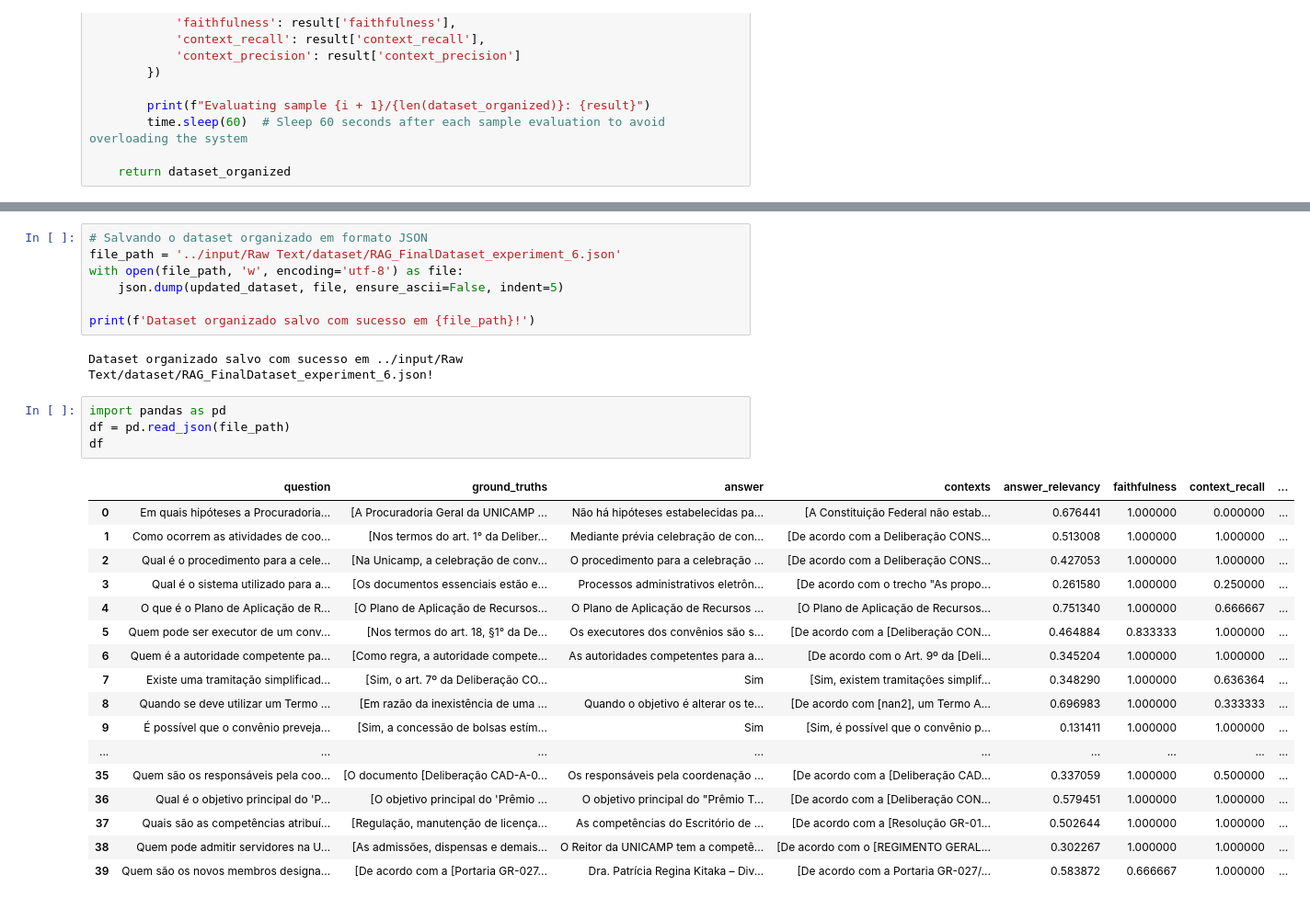
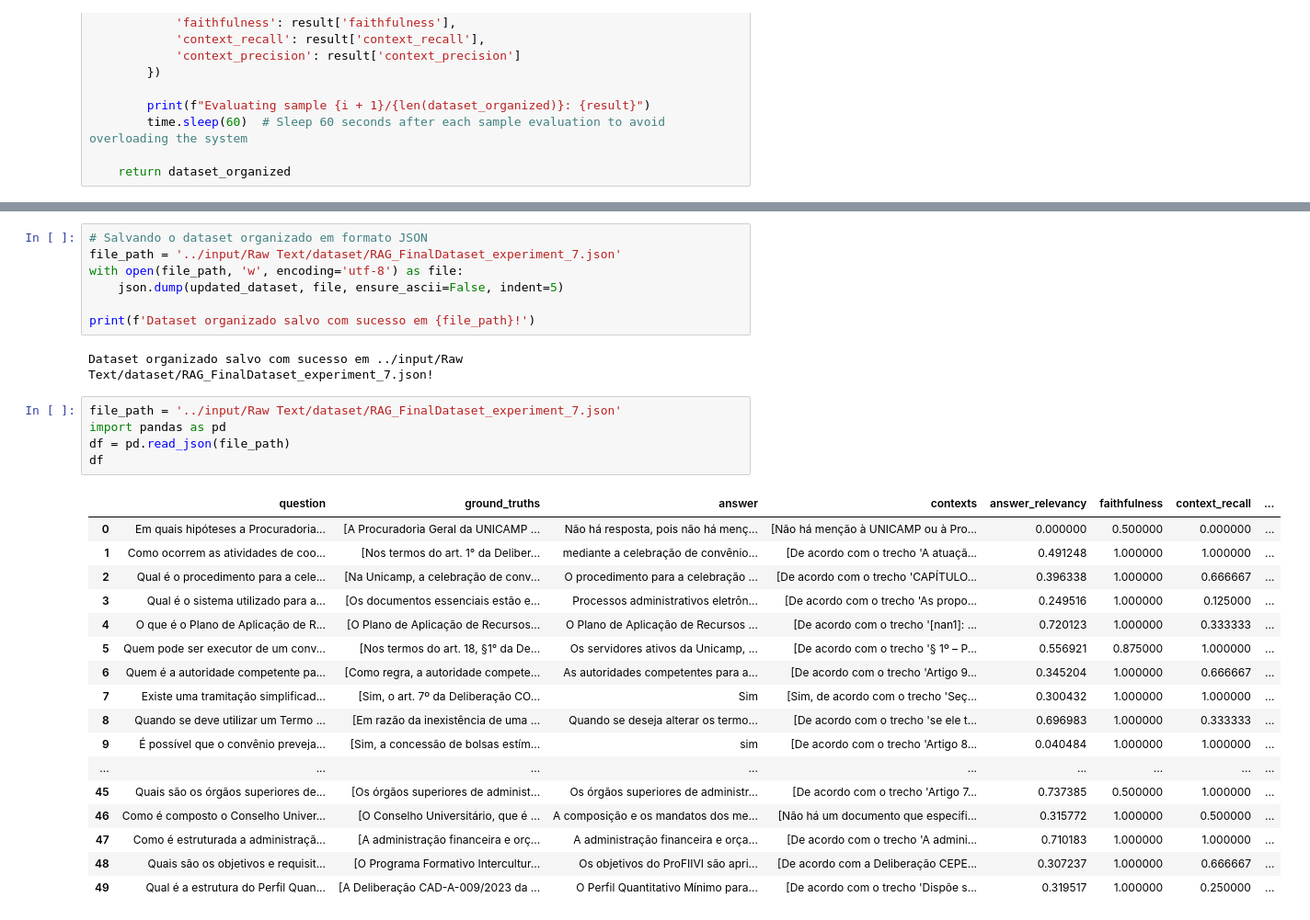
Before and after one commit to ProdCor/Final-Project-IA024, a Jupyter notebook: RAGAS/ragas_iirc_faq.ipynb, the cells around one changed output, grey strips where cells are left out. Shown: that part at 92% size. Saved outputs shown, nothing was run; the diff lists cells and outputs as text.

Commit message:
final_experiments

```diff
--- a/RAGAS/ragas_iirc_faq.ipynb
+++ b/RAGAS/ragas_iirc_faq.ipynb
@@ -146,34 +161,35 @@ Evaluating sample 6/40: {'answer_relevancy': 0.4649, 'faithfulness': 0.8333, 'co
 # %%
 # Salvando o dataset organizado em formato JSON
-file_path = '../input/Raw Text/dataset/RAG_FinalDataset_experiment_6.json'
+file_path = '../input/Raw Text/dataset/RAG_FinalDataset_experiment_7.json'
 with open(file_path, 'w', encoding='utf-8') as file:
     json.dump(updated_dataset, file, ensure_ascii=False, indent=5)
 
 print(f'Dataset organizado salvo com sucesso em {file_path}!')
 # %% [output]
-Dataset organizado salvo com sucesso em ../input/Raw Text/dataset/RAG_FinalDataset_experiment_6.json!
+Dataset organizado salvo com sucesso em ../input/Raw Text/dataset/RAG_FinalDataset_experiment_7.json!
 # %%
+file_path = '../input/Raw Text/dataset/RAG_FinalDataset_experiment_7.json'
 import pandas as pd
 df = pd.read_json(file_path)
 df
 # %% [output]
 |  | question | ground_truths | answer | contexts | answer_relevancy | faithfulness | context_recall | ... |
-| 0 | Em quais hipóteses a Procuradoria... | [A Procuradoria Geral da UNICAMP ... | Não há hipóteses estabelecidas pa... | [A Constituição Federal não estab... | 0.676441 | 1.000000 | 0.000000 | ... |
-| 1 | Como ocorrem as atividades de coo... | [Nos termos do art. 1° da Deliber... | Mediante prévia celebração de con... | [De acordo com a Deliberação CONS... | 0.513008 | 1.000000 | 1.000000 | ... |
-| 2 | Qual é o procedimento para a cele... | [Na Unicamp, a celebração de conv... | O procedimento para a celebração ... | [De acordo com a Deliberação CONS... | 0.427053 | 1.000000 | 1.000000 | ... |
-| 3 | Qual é o sistema utilizado para a... | [Os documentos essenciais estão e... | Processos administrativos eletrôn... | [De acordo com o trecho "As propo... | 0.261580 | 1.000000 | 0.250000 | ... |
-| 4 | O que é o Plano de Aplicação de R... | [O Plano de Aplicação de Recursos... | O Plano de Aplicação de Recursos ... | [O Plano de Aplicação de Recursos... | 0.751340 | 1.000000 | 0.666667 | ... |
-| 5 | Quem pode ser executor de um conv... | [Nos termos do art. 18, §1° da De... | Os executores dos convênios são s... | [De acordo com a [Deliberação CON... | 0.464884 | 0.833333 | 1.000000 | ... |
-| 6 | Quem é a autoridade competente pa... | [Como regra, a autoridade compete... | As autoridades competentes para a... | [De acordo com o Art. 9º da [Deli... | 0.345204 | 1.000000 | 1.000000 | ... |
-| 7 | Existe uma tramitação simplificad... | [Sim, o art. 7º da Deliberação CO... | Sim | [Sim, existem tramitações simplif... | 0.348290 | 1.000000 | 0.636364 | ... |
-| 8 | Quando se deve utilizar um Termo ... | [Em razão da inexistência de uma ... | Quando o objetivo é alterar os te... | [De acordo com [nan2], um Termo A... | 0.696983 | 1.000000 | 0.333333 | ... |
-| 9 | É possível que o convênio preveja... | [Sim, a concessão de bolsas estím... | Sim | [Sim, é possível que o convênio p... | 0.131411 | 1.000000 | 1.000000 | ... |
+| 0 | Em quais hipóteses a Procuradoria... | [A Procuradoria Geral da UNICAMP ... | Não há resposta, pois não há menç... | [Não há menção à UNICAMP ou à Pro... | 0.000000 | 0.500000 | 0.000000 | ... |
+| 1 | Como ocorrem as atividades de coo... | [Nos termos do art. 1° da Deliber... | mediante a celebração de convênio... | [De acordo com o trecho 'A atuaçã... | 0.491248 | 1.000000 | 1.000000 | ... |
+| 2 | Qual é o procedimento para a cele... | [Na Unicamp, a celebração de conv... | O procedimento para a celebração ... | [De acordo com o trecho 'CAPÍTULO... | 0.396338 | 1.000000 | 0.666667 | ... |
+| 3 | Qual é o sistema utilizado para a... | [Os documentos essenciais estão e... | Processos administrativos eletrôn... | [De acordo com o trecho 'As propo... | 0.249516 | 1.000000 | 0.125000 | ... |
+| 4 | O que é o Plano de Aplicação de R... | [O Plano de Aplicação de Recursos... | O Plano de Aplicação de Recursos ... | [De acordo com o trecho '[nan1]: ... | 0.720123 | 1.000000 | 0.333333 | ... |
+| 5 | Quem pode ser executor de um conv... | [Nos termos do art. 18, §1° da De... | Os servidores ativos da Unicamp, ... | [De acordo com o trecho '§ 1º – P... | 0.556921 | 0.875000 | 1.000000 | ... |
+| 6 | Quem é a autoridade competente pa... | [Como regra, a autoridade compete... | As autoridades competentes para a... | [De acordo com o trecho 'Artigo 9... | 0.345204 | 1.000000 | 0.666667 | ... |
+| 7 | Existe uma tramitação simplificad... | [Sim, o art. 7º da Deliberação CO... | Sim | [Sim, de acordo com o trecho 'Seç... | 0.300432 | 1.000000 | 1.000000 | ... |
+| 8 | Quando se deve utilizar um Termo ... | [Em razão da inexistência de uma ... | Quando se deseja alterar os termo... | [De acordo com o trecho 'se ele t... | 0.696983 | 1.000000 | 0.333333 | ... |
+| 9 | É possível que o convênio preveja... | [Sim, a concessão de bolsas estím... | sim | [De acordo com o trecho 'Artigo 8... | 0.040484 | 1.000000 | 1.000000 | ... |
 | ... | ... | ... | ... | ... | ... | ... | ... | ... |
-| 35 | Quem são os responsáveis pela coo... | [O documento [Deliberação CAD-A-0... | Os responsáveis pela coordenação ... | [De acordo com a [Deliberação CAD... | 0.337059 | 1.000000 | 0.500000 | ... |
-| 36 | Qual é o objetivo principal do 'P... | [O objetivo principal do 'Prêmio ... | O objetivo principal do "Prêmio T... | [De acordo com a [Deliberação CON... | 0.579451 | 1.000000 | 1.000000 | ... |
-| 37 | Quais são as competências atribuí... | [Regulação, manutenção de licença... | As competências do Escritório de ... | [De acordo com a [Resolução GR-01... | 0.502644 | 1.000000 | 1.000000 | ... |
-| 38 | Quem pode admitir servidores na U... | [As admissões, dispensas e demais... | O Reitor da UNICAMP tem a competê... | [De acordo com o [REGIMENTO GERAL... | 0.302267 | 1.000000 | 1.000000 | ... |
-| 39 | Quem são os novos membros designa... | [De acordo com a [Portaria GR-027... | Dra. Patrícia Regina Kitaka – Div... | [De acordo com a Portaria GR-027/... | 0.583872 | 0.666667 | 1.000000 | ... |
+| 45 | Quais são os órgãos superiores de... | [Os órgãos superiores de administ... | Os órgãos superiores de administr... | [De acordo com o trecho 'Artigo 7... | 0.737385 | 0.500000 | 1.000000 | ... |
+| 46 | Como é composto o Conselho Univer... | [O Conselho Universitário, que é ... | A composição e os mandatos dos me... | [Não há um documento que especifi... | 0.315772 | 1.000000 | 0.500000 | ... |
+| 47 | Como é estruturada a administraçã... | [A administração financeira e orç... | A administração financeira e orça... | [De acordo com o trecho 'A admini... | 0.710183 | 1.000000 | 1.000000 | ... |
+| 48 | Quais são os objetivos e requisit... | [O Programa Formativo Intercultur... | Os objetivos do ProFIIVI são apri... | [De acordo com a Deliberação CEPE... | 0.307237 | 1.000000 | 0.666667 | ... |
+| 49 | Qual é a estrutura do Perfil Quan... | [A Deliberação CAD-A-009/2023 da ... | O Perfil Quantitativo Mínimo para... | [De acordo com o trecho 'Dispõe s... | 0.319517 | 1.000000 | 0.250000 | ... |
 # %%
 print(df['answer_relevancy'].mean())
 print(df['faithfulness'].mean())
```
Also changed, not shown: parts of 6 cells of this notebook, 11 other files.
